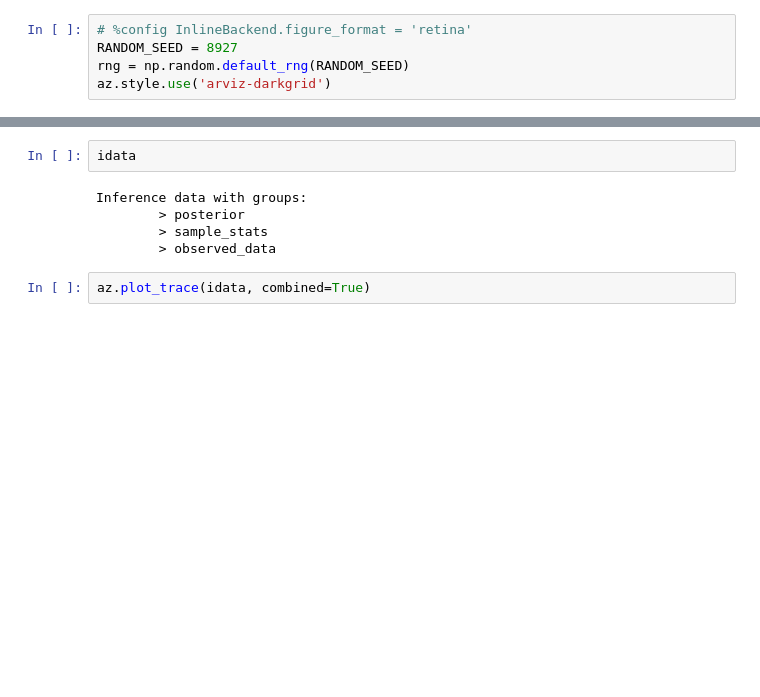
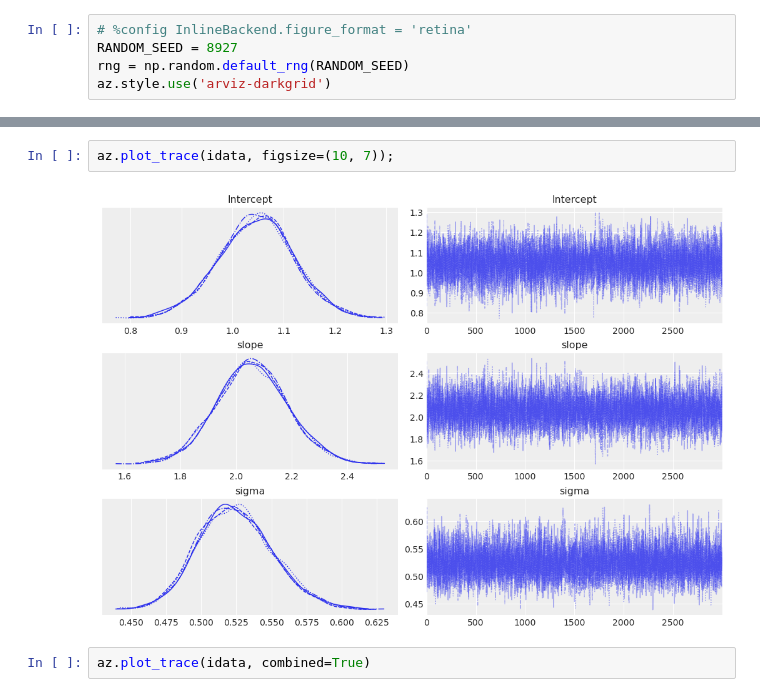
Before and after one commit to Eakkarat-Patt/qc-lseg-hackathon-2024, a Jupyter notebook: pymc example.ipynb, the cells around one changed output, grey strips where cells are left out. Saved outputs shown, nothing was run; the diff lists cells and outputs as text; blank space fills up the shorter version.

```diff
--- a/pymc example.ipynb
+++ b/pymc example.ipynb
@@ -65,10 +66,7 @@ Sampling 4 chains for 1_000 tune and 5_000 draw iterations (4_000 + 20_000 draws
 # %%
-idata
+az.plot_trace(idata, figsize=(10, 7));
 # %% [output]
-Inference data with groups:
-        > posterior
-        > sample_stats
-        > observed_data
+[figure, added]
 # %%
 az.plot_trace(idata, combined=True)
 # %% [output]
```
Also changed, not shown: parts of 8 cells of this notebook, 2 other files.
